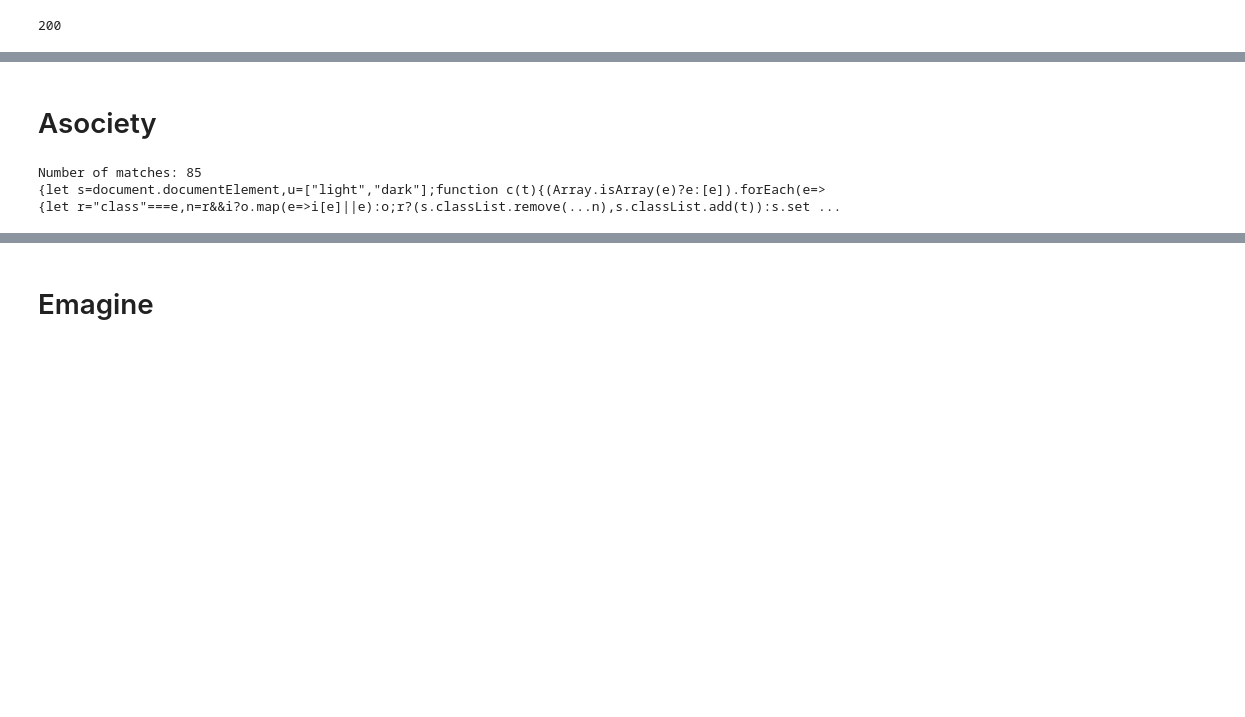
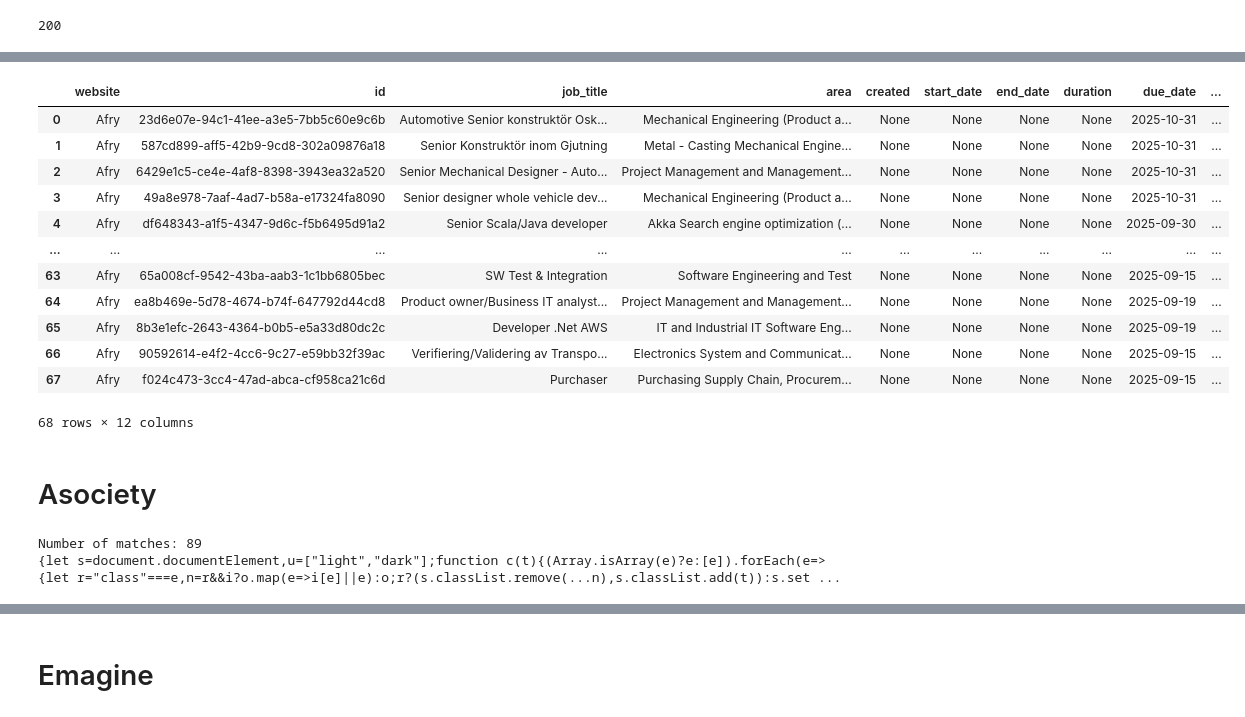
Before and after one commit to mimmitheresia/data_science-repo, a Jupyter notebook: training/notebooks/jobscreaping.ipynb, the cells around one changed output, grey strips where cells are left out. Drawn from its saved outputs; the diff is of its cells as text; code cells hidden in the pictures; blank space fills up the shorter version.

```diff
--- a/training/notebooks/jobscreaping.ipynb
+++ b/training/notebooks/jobscreaping.ipynb
@@ -7,9 +122,57 @@ print(r.status_code)
+# %%
+job_data = {'website':[], 'id':[], 'job_title':[], 'area':[], 'created':[], 'start_date': [], 'end_date':[], 'duration':[],'due_date': [],'work_location': [], 'work_type': [], 'link':[]}
+job_data_afry = job_data
+
+# Extract jobs
+for job in job_posts:
+    job_data_afry['website'].append('Afry')
+    job_data_afry['id'].append(job["Id"])
+
+    job_data_afry['job_title'].append(job["Title"])
+
+    areas = []
+    for area in job['CompetenceAreas']:
+        areas.append(area['Name'])
+    area_str = " ".join(areas)
+    job_data_afry['area'].append(area_str)
+
+    job_data_afry['created'].append(None)
+    job_data_afry['start_date'].append(None)
+    job_data_afry['end_date'].append(None)
+    job_data_afry['duration'].append(None)
+    job_data_afry['due_date'].append(job["LastApplyDate"])
+
+    cities = []
+    for city in job['Cities']:
+        cities.append(city['Name'])
+    city_str = " ".join(cities)
+    job_data_afry['work_location'].append(city_str)
+    job_data_afry['work_type'].append(None)
+
+    job_data_afry['link'].append(job['DetailUrl'])
+
+pd.DataFrame(job_data_afry)
+# %% [output]
+|  | website | id | job_title | area | created | start_date | end_date | duration | due_date | ... |
+| 0 | Afry | 23d6e07e-94c1-41ee-a3e5-7bb5c60e9c6b | Automotive Senior konstruktör Osk... | Mechanical Engineering (Product a... | None | None | None | None | 2025-10-31 | ... |
+| 1 | Afry | 587cd899-aff5-42b9-9cd8-302a09876a18 | Senior Konstruktör inom Gjutning | Metal - Casting Mechanical Engine... | None | None | None | None | 2025-10-31 | ... |
+| 2 | Afry | 6429e1c5-ce4e-4af8-8398-3943ea32a520 | Senior Mechanical Designer - Auto... | Project Management and Management... | None | None | None | None | 2025-10-31 | ... |
+| 3 | Afry | 49a8e978-7aaf-4ad7-b58a-e17324fa8090 | Senior designer whole vehicle dev... | Mechanical Engineering (Product a... | None | None | None | None | 2025-10-31 | ... |
+| 4 | Afry | df648343-a1f5-4347-9d6c-f5b6495d91a2 | Senior Scala/Java developer | Akka Search engine optimization (... | None | None | None | None | 2025-09-30 | ... |
+| ... | ... | ... | ... | ... | ... | ... | ... | ... | ... | ... |
+| 63 | Afry | 65a008cf-9542-43ba-aab3-1c1bb6805bec | SW Test & Integration | Software Engineering and Test | None | None | None | None | 2025-09-15 | ... |
+| 64 | Afry | ea8b469e-5d78-4674-b74f-647792d44cd8 | Product owner/Business IT analyst... | Project Management and Management... | None | None | None | None | 2025-09-19 | ... |
+| 65 | Afry | 8b3e1efc-2643-4364-b0b5-e5a33d80dc2c | Developer .Net AWS | IT and Industrial IT Software Eng... | None | None | None | None | 2025-09-19 | ... |
+| 66 | Afry | 90592614-e4f2-4cc6-9c27-e59bb32f39ac | Verifiering/Validering av Transpo... | Electronics System and Communicat... | None | None | None | None | 2025-09-15 | ... |
+| 67 | Afry | f024c473-3cc4-47ad-abca-cf958ca21c6d | Purchaser | Purchasing Supply Chain, Procurem... | None | None | None | None | 2025-09-15 | ... |
+68 rows × 12 columns
 # %% [markdown]
 # Asociety
 # %%
 import requests, json, re
 
 url = "https://www.asocietygroup.com/sv/uppdrag?page=2"
+url = "https://www.asocietygroup.com/sv/uppdrag?_rsc=9il7j"
 r = requests.get(url)
 html = r.text
 
@@ -21,7 +184,7 @@ all_matches = re.findall(pattern, html, re.DOTALL)
 print("Number of matches:", len(all_matches))
 print(all_matches[0])
 # %% [output]
-Number of matches: 85
+Number of matches: 89
 {let s=document.documentElement,u=["light","dark"];function c(t){(Array.isArray(e)?e:[e]).forEach(e=>{let r="class"===e,n=r&&i?o.map(e=>i[e]||e):o;r?(s.classList.remove(...n),s.classList.add(t)):s.set ...
 # %%
 import re
```
Also changed, not shown: parts of 13 cells of this notebook, 1 other file.
